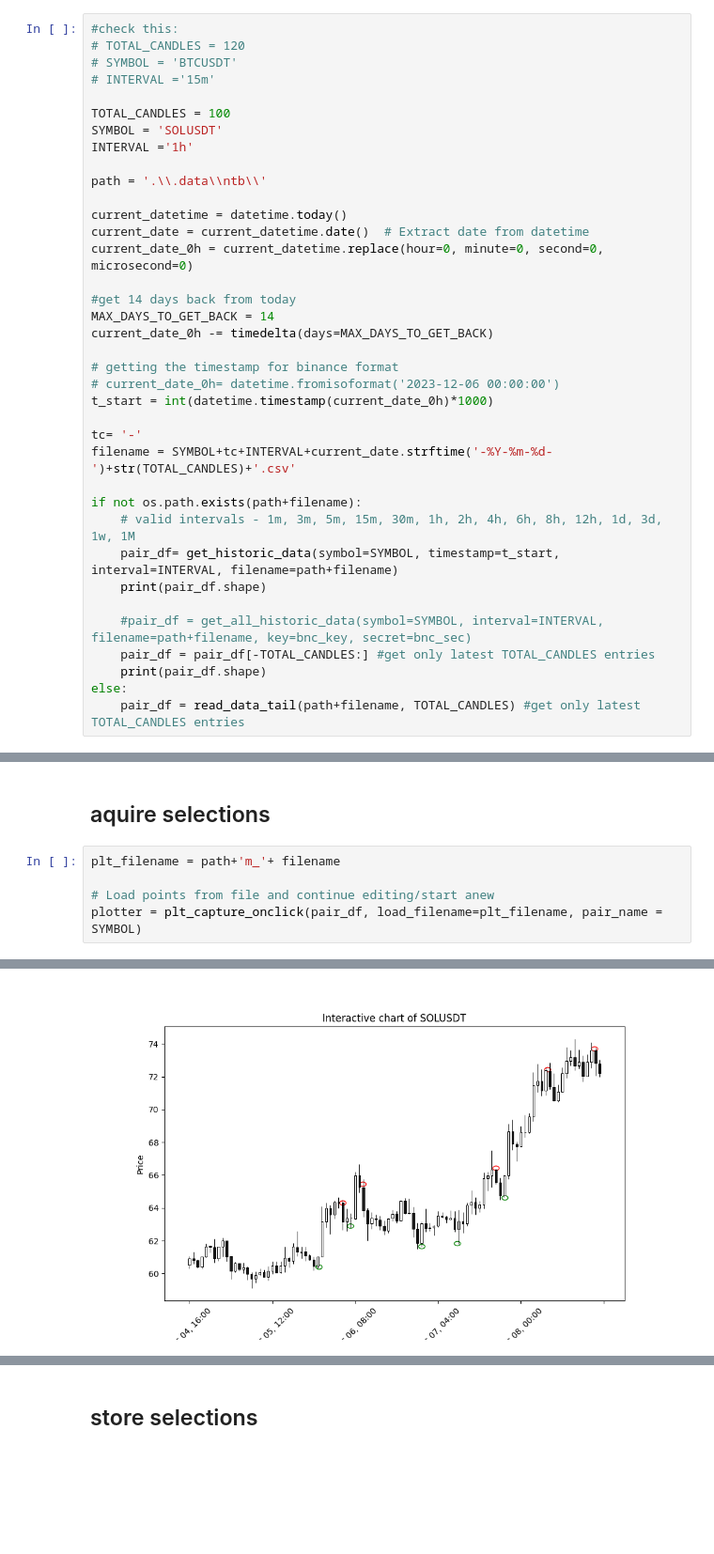
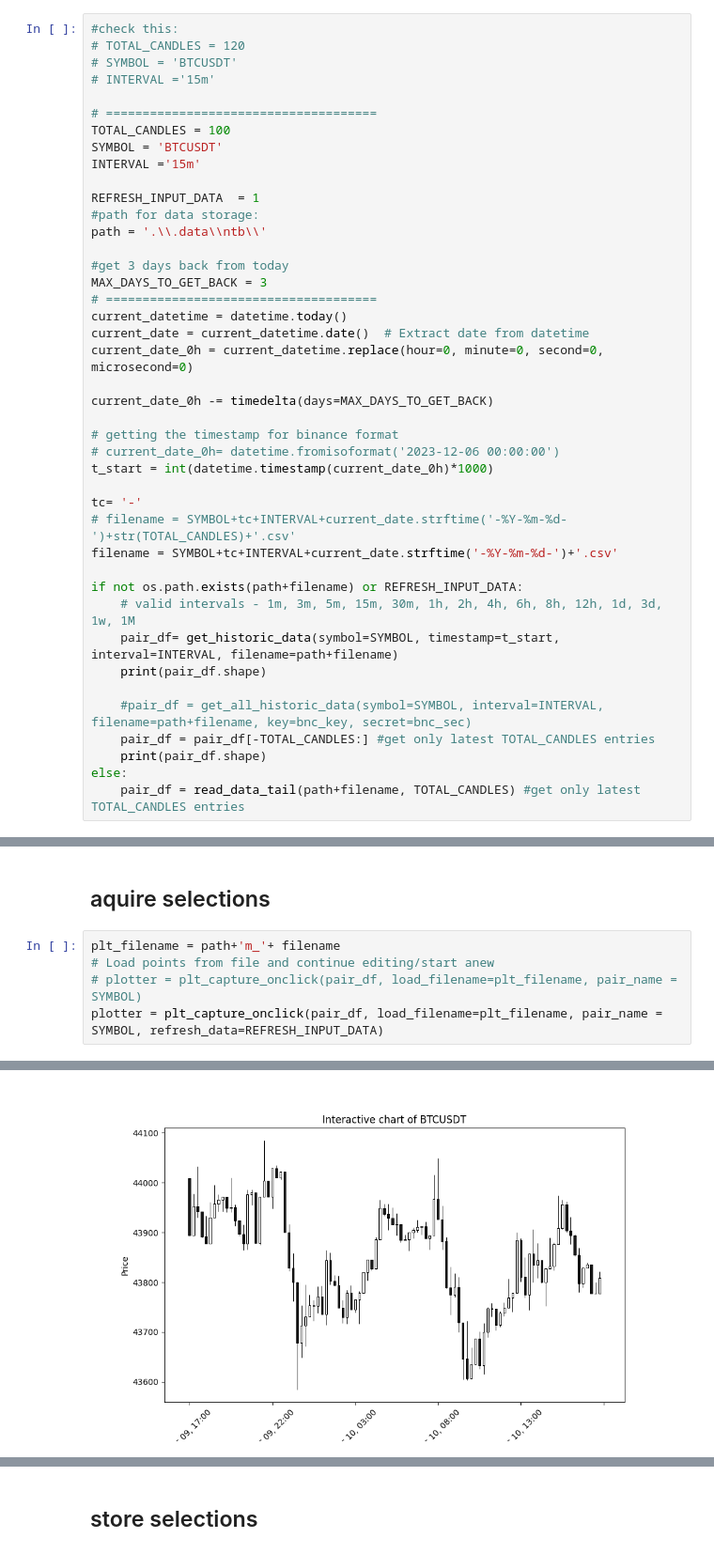
Before and after one commit to ursul0/trp, a Jupyter notebook: Pair_Data_Prep.ipynb, the cells around one changed output, grey strips where cells are left out. Shown: that part at 94% size. Saved outputs shown, nothing was run; the diff lists cells and outputs as text; blank space fills up the shorter version.

```diff
--- a/Pair_Data_Prep.ipynb
+++ b/Pair_Data_Prep.ipynb
@@ -22,18 +24,22 @@ print(plt_filename)
 # SYMBOL = 'BTCUSDT'
 # INTERVAL ='15m'
 
+# =====================================
 TOTAL_CANDLES = 100
-SYMBOL = 'SOLUSDT'
-INTERVAL ='1h'
+SYMBOL = 'BTCUSDT'
+INTERVAL ='15m'
 
+REFRESH_INPUT_DATA  = 1
+#path for data storage:
 path = '.\\.data\\ntb\\'
 
+#get 3 days back from today
+MAX_DAYS_TO_GET_BACK = 3
+# =====================================
 current_datetime = datetime.today()
 current_date = current_datetime.date()  # Extract date from datetime
 current_date_0h = current_datetime.replace(hour=0, minute=0, second=0, microsecond=0)
 
-#get 14 days back from today
-MAX_DAYS_TO_GET_BACK = 14
 current_date_0h -= timedelta(days=MAX_DAYS_TO_GET_BACK)
 
 # getting the timestamp for binance format
@@ -41,9 +47,10 @@ current_date_0h -= timedelta(days=MAX_DAYS_TO_GET_BACK)
 t_start = int(datetime.timestamp(current_date_0h)*1000)
 
 tc= '-'
-filename = SYMBOL+tc+INTERVAL+current_date.strftime('-%Y-%m-%d-')+str(TOTAL_CANDLES)+'.csv'
+# filename = SYMBOL+tc+INTERVAL+current_date.strftime('-%Y-%m-%d-')+str(TOTAL_CANDLES)+'.csv'
+filename = SYMBOL+tc+INTERVAL+current_date.strftime('-%Y-%m-%d-')+'.csv'
 
-if not os.path.exists(path+filename):
+if not os.path.exists(path+filename) or REFRESH_INPUT_DATA:
     # valid intervals - 1m, 3m, 5m, 15m, 30m, 1h, 2h, 4h, 6h, 8h, 12h, 1d, 3d, 1w, 1M
     pair_df= get_historic_data(symbol=SYMBOL, timestamp=t_start, interval=INTERVAL, filename=path+filename)
     print(pair_df.shape)
@@ -78,7 +84,7 @@ date
 ## aquire selections
 # %%
 plt_filename = path+'m_'+ filename
-
 # Load points from file and continue editing/start anew
-plotter = plt_capture_onclick(pair_df, load_filename=plt_filename, pair_name = SYMBOL)
+# plotter = plt_capture_onclick(pair_df, load_filename=plt_filename, pair_name = SYMBOL)
+plotter = plt_capture_onclick(pair_df, load_filename=plt_filename, pair_name = SYMBOL, refresh_data=REFRESH_INPUT_DATA)
 # %% [output]
@@ -85 +92 @@ plotter = plt_capture_onclick(pair_df, load_filename=plt_filename, pair_name = S
-[figure, old version]
+[figure, new version]
```
Also changed, not shown: parts of 9 cells of this notebook, 3 other files.
